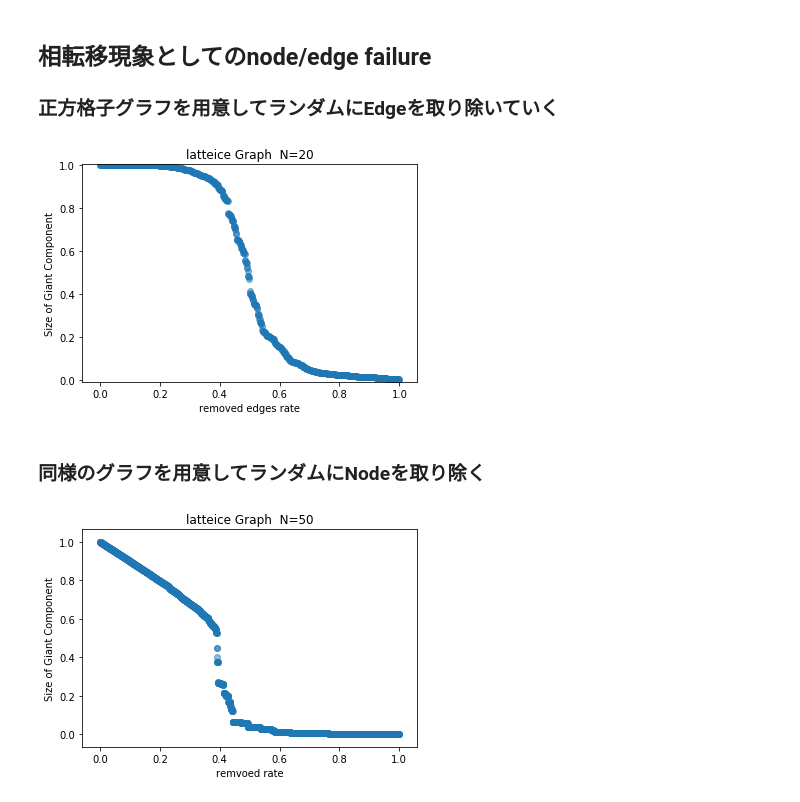
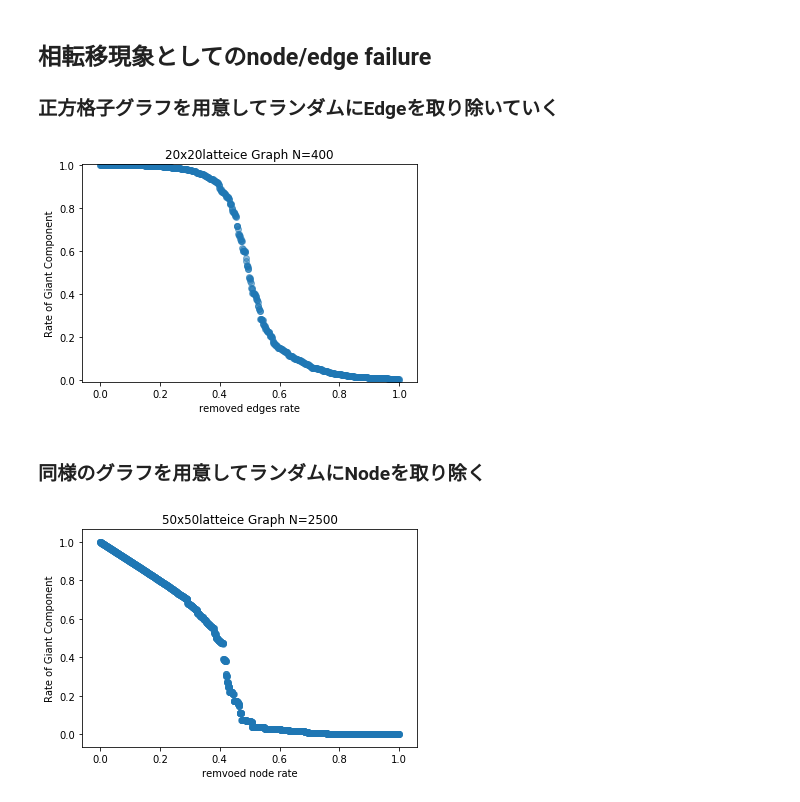
Before and after one commit to MasakiChujo/NetworkScience, a Jupyter notebook: networkx4_percolation.ipynb, the cells around one changed output. Drawn from its saved outputs; the diff is of its cells as text; code cells hidden in the pictures.

```diff
--- a/networkx4_percolation.ipynb
+++ b/networkx4_percolation.ipynb
@@ -133,37 +133,37 @@ for p in range(loop):
             con_nodes=float(Gcc[0].number_of_nodes())
             gcc_size[i]+=con_nodes/G_N/loop
 
-plt.title('latteice Graph  N='+str(n))
-plt.ylabel('Size of Giant Component')
+plt.title(str(n)+'x'+str(n)+' lattice Graph N='+str(G_N))
+plt.ylabel('Rate of Giant Component')
 plt.xlabel('removed edges rate')
 plt.ylim(-0.007,1.003)
 plt.scatter(pval,gcc_size,alpha=0.5)
 plt.show()
 # %% [output]
-[figure, old version]
+[figure, new version]
 # %% [markdown]
 ### 同様のグラフを用意してランダムにNodeを取り除く
 # %%
 import sys
 n=50
 pval=np.array([])
 gcc_size=np.array([])
 G=nx.grid_2d_graph(n, n, periodic=False, create_using=None)
 G_N=G.number_of_nodes()
 G_M=G.number_of_edges()
 for p in range(1):
     for i in range(G.number_of_edges()):
         nodes_list=list(G)
         G.remove_node(nodes_list[np.random.randint(0,len(nodes_list))])
         Gcc = sorted(nx.connected_component_subgraphs(G), key=len, reverse=True)
         pval=np.append(pval,i/G_N)
         con_nodes=float(Gcc[0].number_of_nodes())
         gcc_size=np.append(gcc_size,[con_nodes/G_N])
         if(G.number_of_nodes()==1):break
-plt.title('latteice Graph  N='+str(n))
-plt.ylabel('Size of Giant Component')
-plt.xlabel('remvoed rate')
+plt.title(str(n)+'x'+str(n)+'latteice Graph N='+str(G_N))
+plt.ylabel('Rate of Giant Component')
+plt.xlabel('remvoed node rate')
 plt.scatter(pval,gcc_size,alpha=0.5)
 plt.show()
 # %% [output]
-[figure, old version]
+[figure, new version]
```
Also changed, not shown: parts of 8 cells of this notebook.
